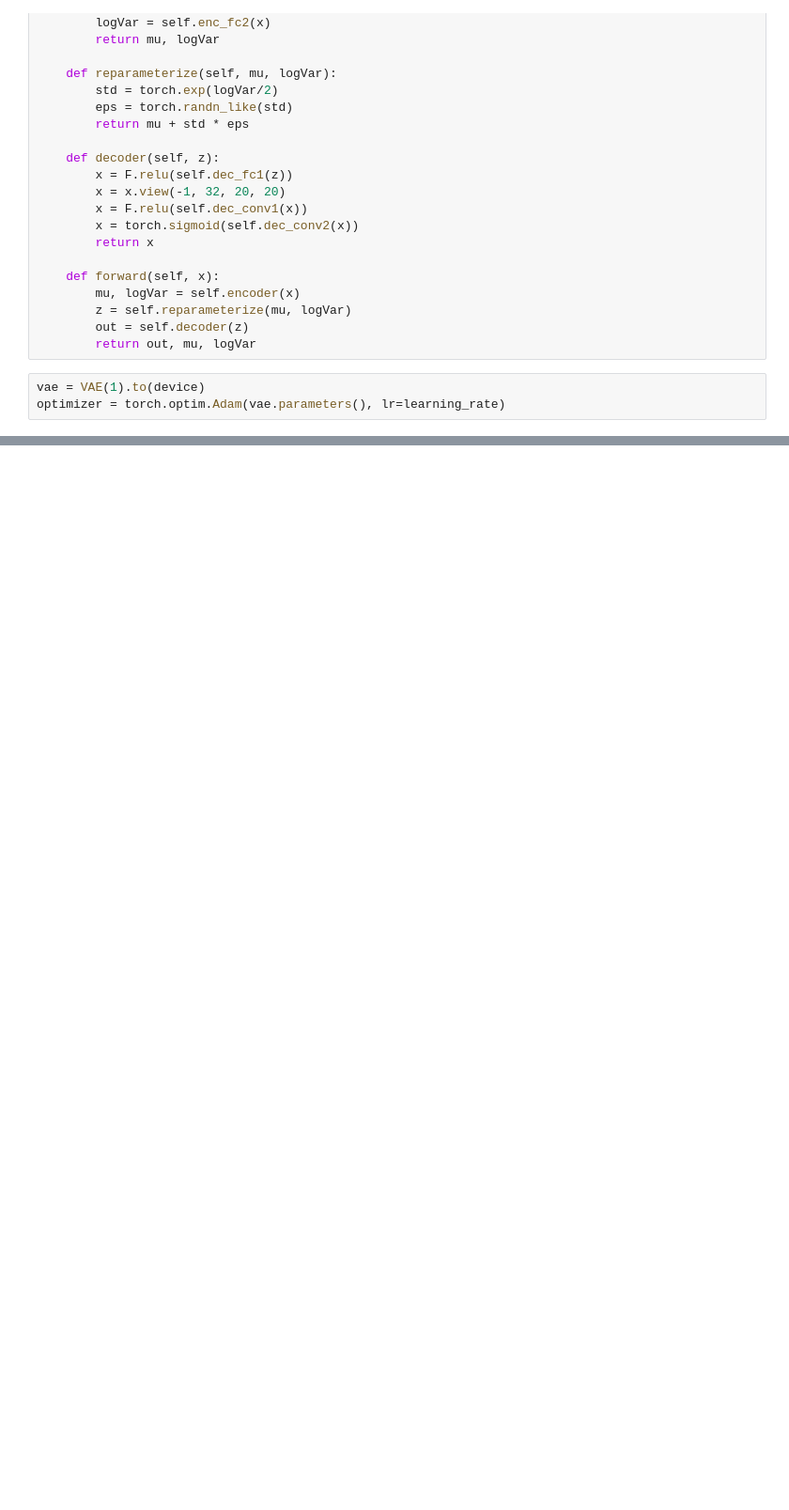
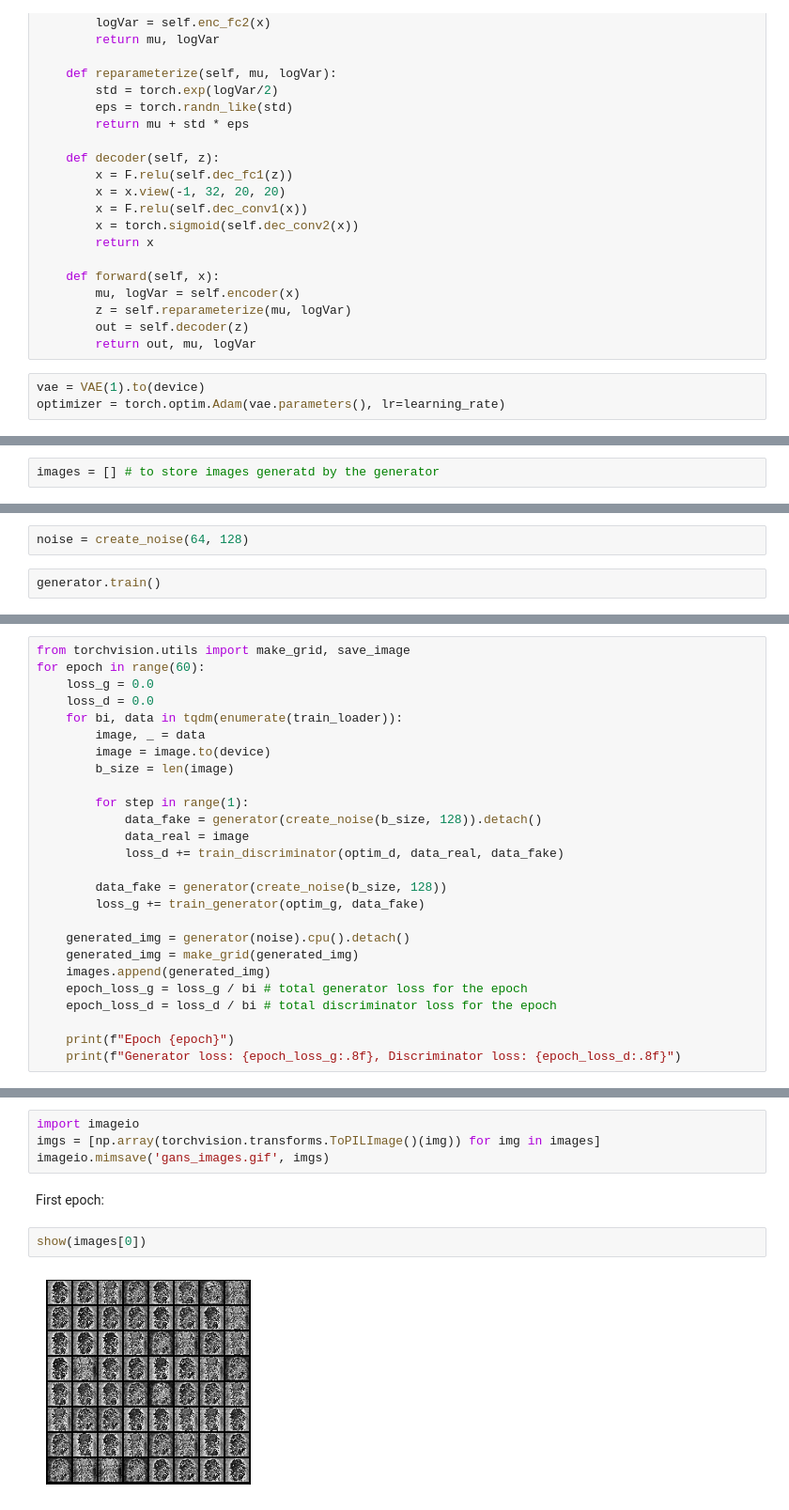
Before and after one commit to mnuryga/PIML, a Jupyter notebook: hw05/hw05.ipynb, the cells around one changed output, grey strips where cells are left out. Shown at 94% size. Cells and saved outputs as stored; diff of their text form; blank space fills up the shorter version.

```diff
--- a/hw05/hw05.ipynb
+++ b/hw05/hw05.ipynb
@@ -630,0 +693,2 @@ plt.show()
+# %%
+images = [] # to store images generatd by the generator
@@ -630,0 +730,4 @@ plt.show()
+# %%
+noise = create_noise(64, 128)
+# %%
+generator.train()
@@ -630,0 +765,26 @@ plt.show()
+# %%
+from torchvision.utils import make_grid, save_image
+for epoch in range(60):
+	loss_g = 0.0
+	loss_d = 0.0
+	for bi, data in tqdm(enumerate(train_loader)):
+		image, _ = data
+		image = image.to(device)
+		b_size = len(image)
+
+		for step in range(1):
+			data_fake = generator(create_noise(b_size, 128)).detach()
+			data_real = image
+			loss_d += train_discriminator(optim_d, data_real, data_fake)
+
+		data_fake = generator(create_noise(b_size, 128))
+		loss_g += train_generator(optim_g, data_fake)
+
+	generated_img = generator(noise).cpu().detach()
+	generated_img = make_grid(generated_img)
+	images.append(generated_img)
+	epoch_loss_g = loss_g / bi # total generator loss for the epoch
+	epoch_loss_d = loss_d / bi # total discriminator loss for the epoch
+
+	print(f"Epoch {epoch}")
+	print(f"Generator loss: {epoch_loss_g:.8f}, Discriminator loss: {epoch_loss_d:.8f}")
@@ -630,0 +817,10 @@ plt.show()
+# %%
+import imageio
+imgs = [np.array(torchvision.transforms.ToPILImage()(img)) for img in images]
+imageio.mimsave('gans_images.gif', imgs)
+# %% [markdown]
+First epoch:
+# %%
+show(images[0])
+# %% [output]
+[figure, added]
```
Also changed, not shown: parts of 16 cells of this notebook.
